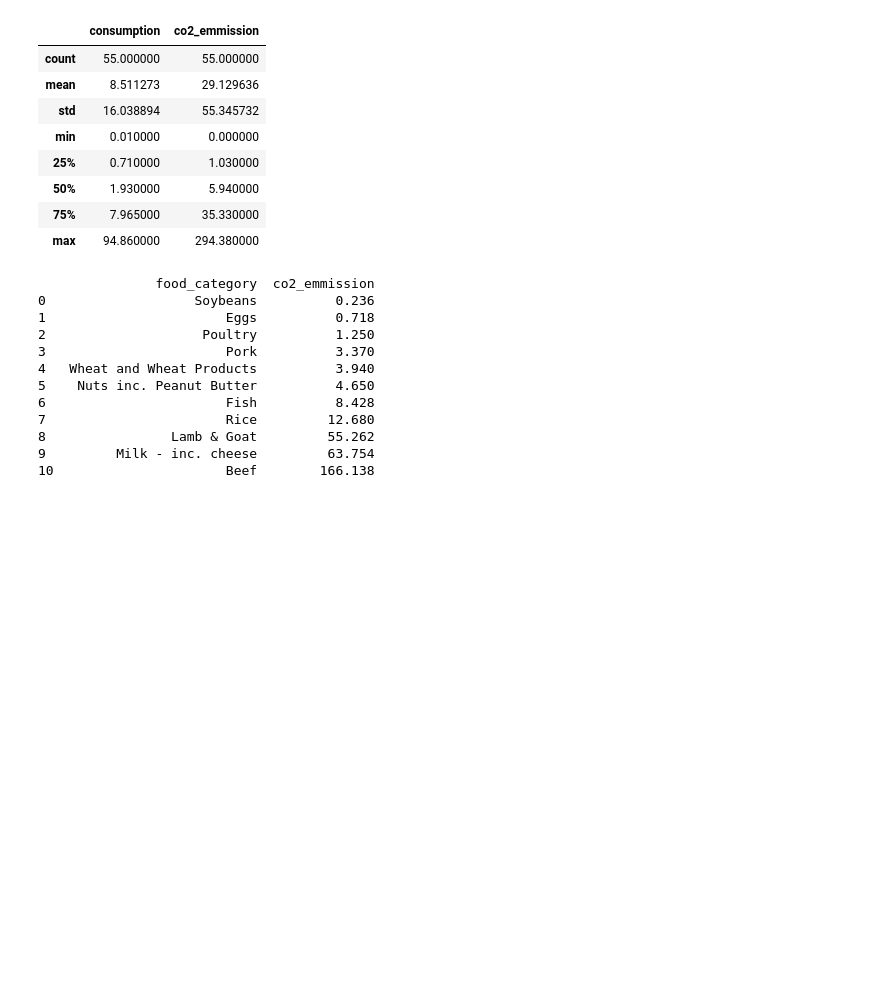
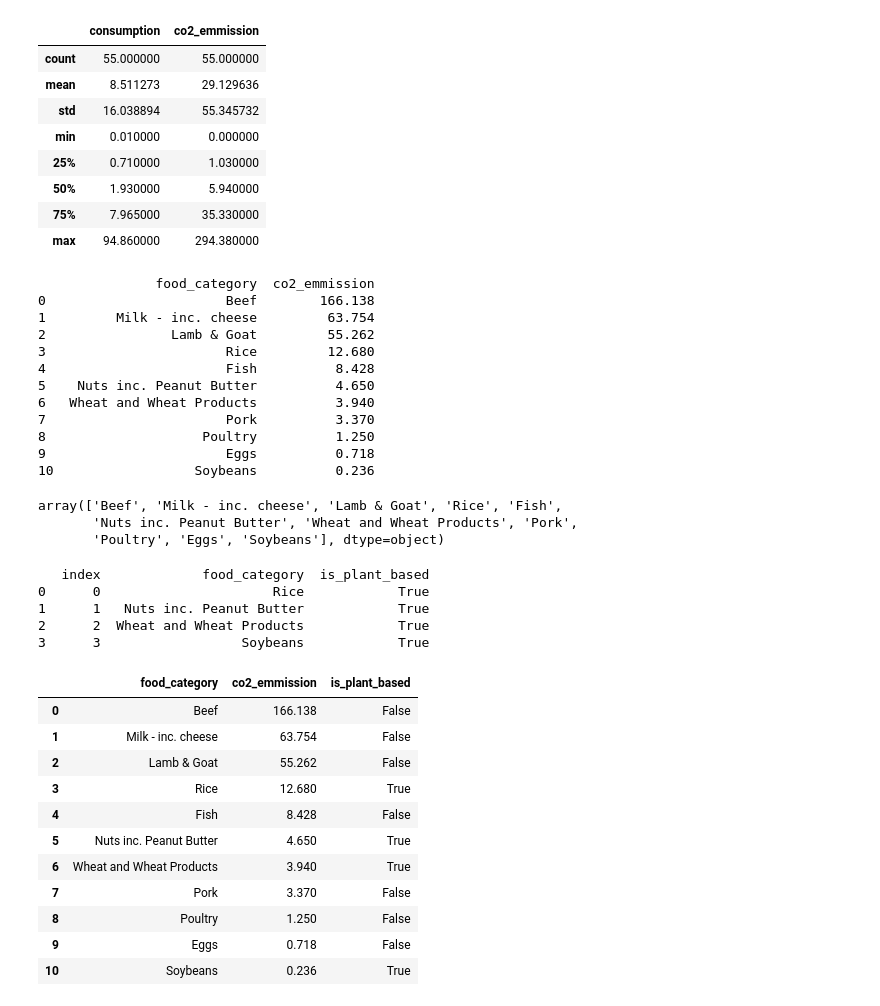
Before and after one commit to Mercymerine/Pandas-Analysis, a Jupyter notebook: food_carbon_footprint.ipynb, the cells around one changed output. Saved outputs shown, nothing was run; the diff lists cells and outputs as text; code cells hidden in the pictures; blank space fills up the shorter version.

```diff
--- a/food_carbon_footprint.ipynb
+++ b/food_carbon_footprint.ipynb
@@ -152,19 +156,37 @@ country_emmission.describe()
 | max | 94.860000 | 294.380000 |
 # %%
 food_country = country_emmission.groupby(['food_category'])['co2_emmission'].mean()
-sorted_food_country = food_country.sort_values(ascending=True)
+sorted_food_country = food_country.sort_values(ascending=False)
 sorted_food_country_df=sorted_food_country.reset_index()
 print(pd.DataFrame(sorted_food_country_df))
 # %% [output]
                food_category  co2_emmission
-0                   Soybeans          0.236
-1                       Eggs          0.718
-2                    Poultry          1.250
-3                       Pork          3.370
-4   Wheat and Wheat Products          3.940
+0                       Beef        166.138
+1         Milk - inc. cheese         63.754
+2                Lamb & Goat         55.262
+3                       Rice         12.680
+4                       Fish          8.428
 5    Nuts inc. Peanut Butter          4.650
-6                       Fish          8.428
-7                       Rice         12.680
-8                Lamb & Goat         55.262
-9         Milk - inc. cheese         63.754
-10                      Beef        166.138
+6   Wheat and Wheat Products          3.940
+7                       Pork          3.370
+8                    Poultry          1.250
+9                       Eggs          0.718
+10                  Soybeans          0.236
+# %%
+sorted_food_country_df['food_category'].unique()
+# %% [output]
+array(['Beef', 'Milk - inc. cheese', 'Lamb & Goat', 'Rice', 'Fish',
+       'Nuts inc. Peanut Butter', 'Wheat and Wheat Products', 'Pork',
+       'Poultry', 'Eggs', 'Soybeans'], dtype=object)
+# %%
+food_properties = ['Rice', 'Nuts inc. Peanut Butter','Wheat and Wheat Products','Soybeans']
+is_plant_based = [True, True, True, True]
+food_properties_df = pd.DataFrame(food_properties, columns=['food_category'])
+food_properties_df['is_plant_based'] = is_plant_based
+print(food_properties_df.reset_index())
+# %% [output]
+   index             food_category  is_plant_based
+0      0                      Rice            True
+1      1   Nuts inc. Peanut Butter            True
+2      2  Wheat and Wheat Products            True
+3      3                  Soybeans            True
@@ -171,5 +198,18 @@ print(pd.DataFrame(sorted_food_country_df))
 # %%
-sorted_food_country_df.info()
+sorted_food_country_df
+# %% [output]
+|  | food_category | co2_emmission | is_plant_based |
+| 0 | Beef | 166.138 | False |
+| 1 | Milk - inc. cheese | 63.754 | False |
+| 2 | Lamb & Goat | 55.262 | False |
+| 3 | Rice | 12.680 | True |
+| 4 | Fish | 8.428 | False |
+| 5 | Nuts inc. Peanut Butter | 4.650 | True |
+| 6 | Wheat and Wheat Products | 3.940 | True |
+| 7 | Pork | 3.370 | False |
+| 8 | Poultry | 1.250 | False |
+| 9 | Eggs | 0.718 | False |
+| 10 | Soybeans | 0.236 | True |
 # %%
 plt.barh(sorted_food_country_df['food_category'], sorted_food_country_df['co2_emmission'], color='maroon')
 
```
Also changed, not shown: parts of 7 cells of this notebook.
